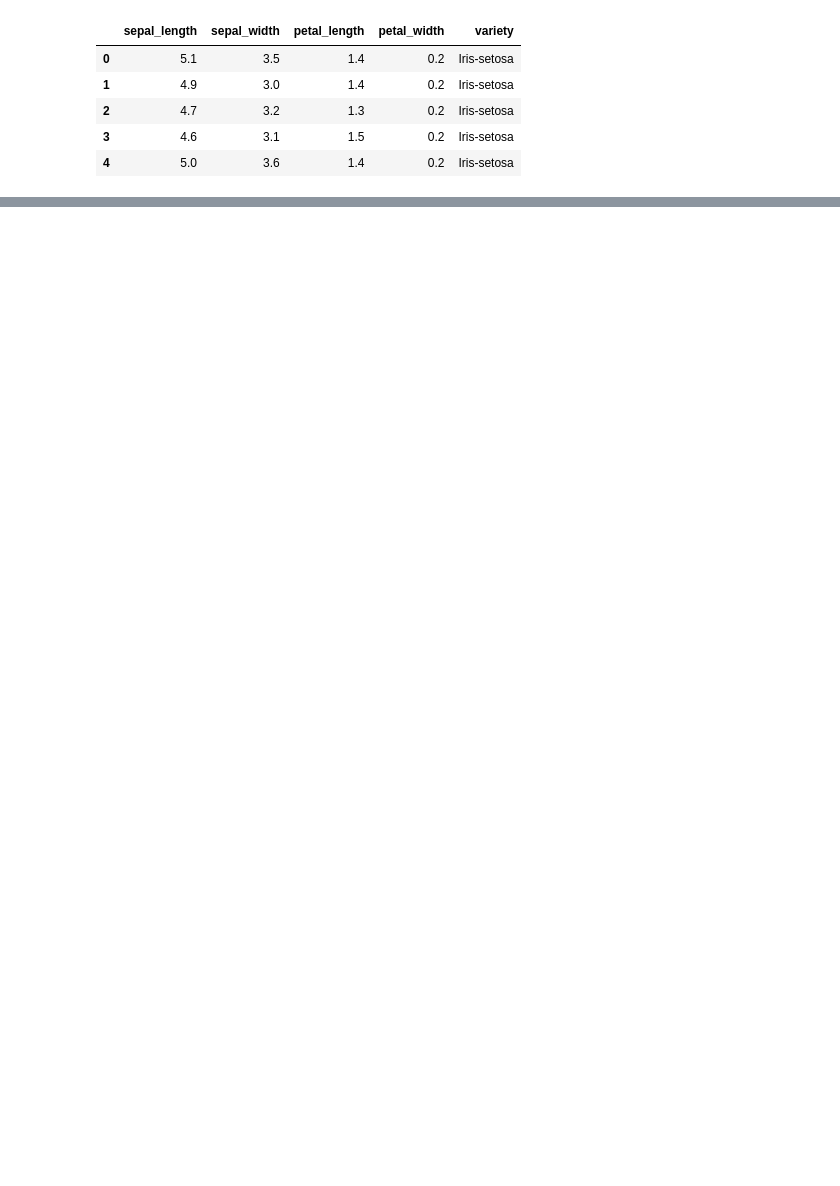
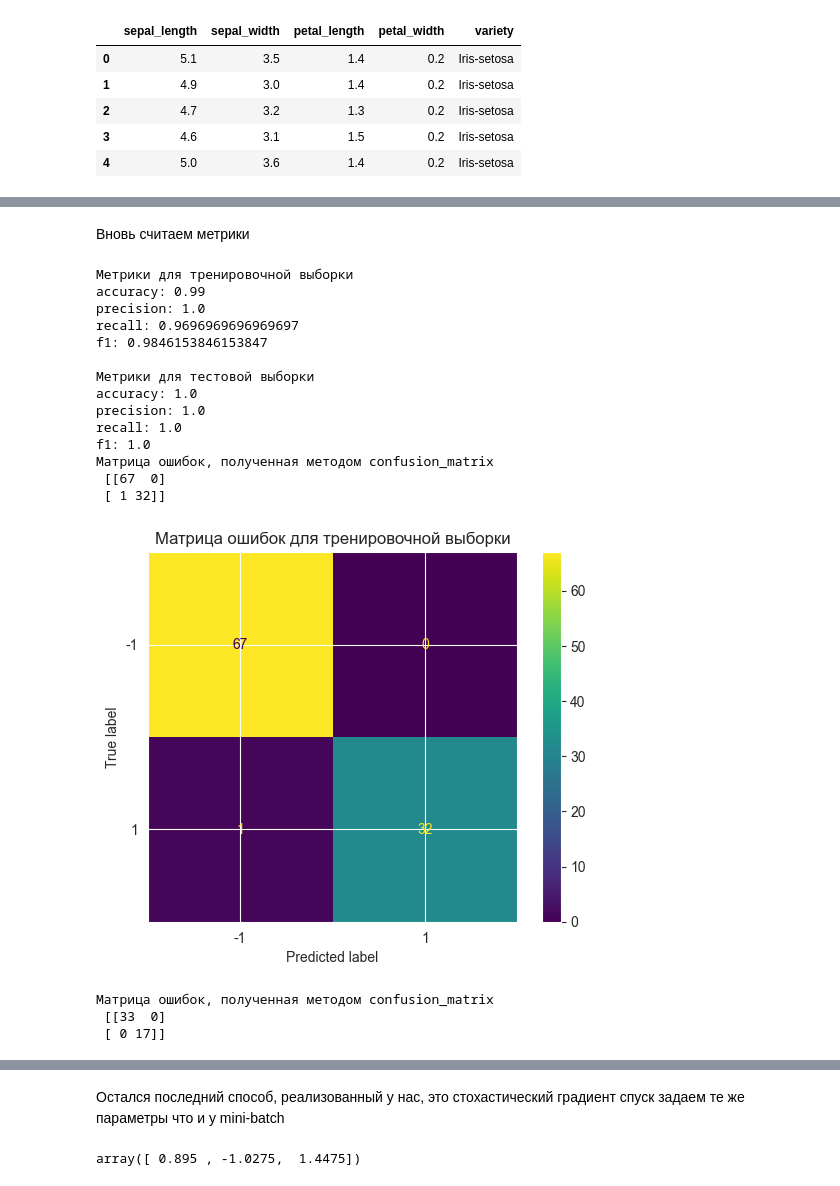
Before and after one commit to J0hnLenin/MachineLearningLabs, a Jupyter notebook: Lab06.ipynb, the cells around one changed output, grey strips where cells are left out. Cells and saved outputs as stored; diff of their text form; code cells hidden in the pictures; blank space fills up the shorter version.

```diff
--- a/Lab06.ipynb
+++ b/Lab06.ipynb
@@ -193,0 +338,3 @@ from sklearn.model_selection import train_test_split
+# %%
+svm_mini_batch = SupportVectorMachine(X_train, y_train, h=0.005, min_iterations=1000, strategy='mini-batch', batch_size=10)
+svm_mini_batch.fit()
@@ -193,0 +352,24 @@ from sklearn.model_selection import train_test_split
+# %% [markdown]
+Вновь считаем метрики
+# %%
+cntr_svm_mini_batch = Counter(X_train, X_test, y_train, y_test, svm_mini_batch)
+cntr_svm_mini_batch.try_model()
+# %% [output]
+Метрики для тренировочной выборки
+accuracy: 0.99
+precision: 1.0
+recall: 0.9696969696969697
+f1: 0.9846153846153847
+
+Метрики для тестовой выборки
+accuracy: 1.0
+precision: 1.0
+recall: 1.0
+f1: 1.0
+Матрица ошибок, полученная методом confusion_matrix
+ [[67  0]
+ [ 1 32]]
+[figure, added]
+Матрица ошибок, полученная методом confusion_matrix
+ [[33  0]
+ [ 0 17]]
@@ -193,0 +377,7 @@ from sklearn.model_selection import train_test_split
+# %% [markdown]
+Остался последний способ, реализованный у нас, это стохастический градиент спуск задаем те же параметры что и у mini-batch
+# %%
+svm_stochastic = SupportVectorMachine(X_train, y_train, h=0.005, min_iterations=1000, strategy='stochastic')
+svm_stochastic.fit()
+# %% [output]
+array([ 0.895 , -1.0275,  1.4475])
```
Also changed, not shown: parts of 50 cells of this notebook.
